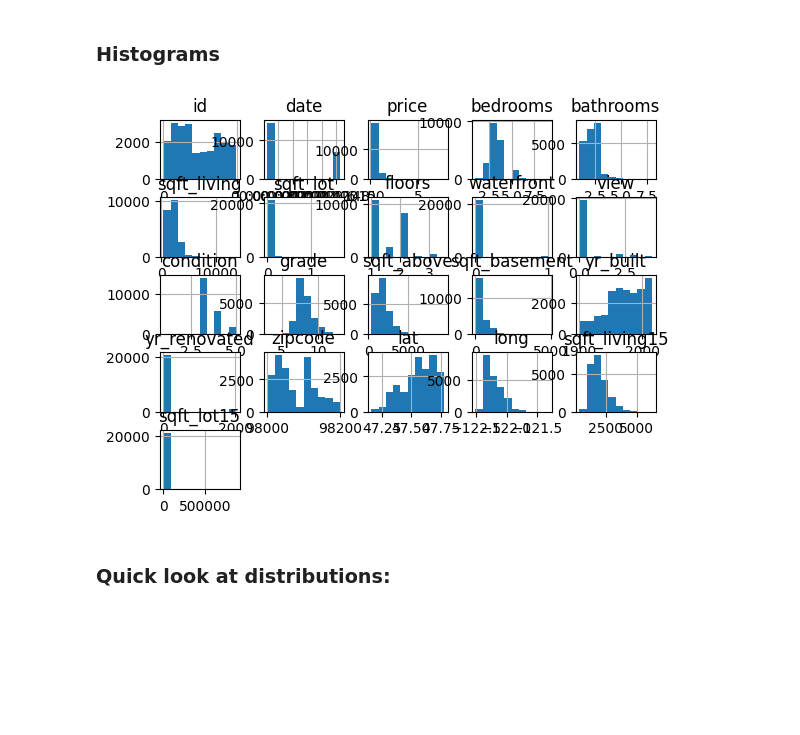
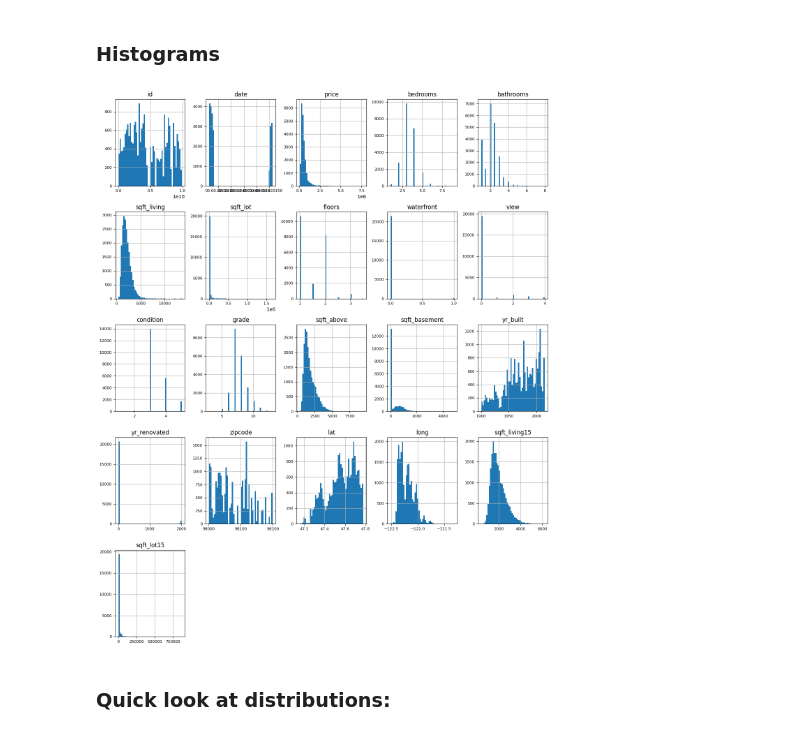
Before and after one commit to s566319/housing_price_proj, a Jupyter notebook: IngaMiller_HousingPrices.ipynb, the cells around one changed output. Saved outputs shown, nothing was run; the diff lists cells and outputs as text; code cells hidden in the pictures; blank space fills up the shorter version.

```diff
--- a/IngaMiller_HousingPrices.ipynb
+++ b/IngaMiller_HousingPrices.ipynb
@@ -149,10 +149,10 @@ array([1. , 2. , 3. , 4.5, 1.5, 2.5, 4. , 3.5, 5. , 6. , 5.5, 7. , 8. ,
 # %%
 # Section 6-Histograms: Use the DataFrame's hist() function to create a histogram for each numerical column.
 
 %matplotlib inline
-histogram = Housing.hist()
+histogram = Housing.hist(figsize=(16, 20), bins=50, xlabelsize=8, ylabelsize=8)
 # %% [output]
-[figure, old version]
+[figure, new version]
 # %% [markdown]
 ### Quick look at distributions:
 # %%
```
Also changed, not shown: parts of 10 cells of this notebook, 1 other file.
